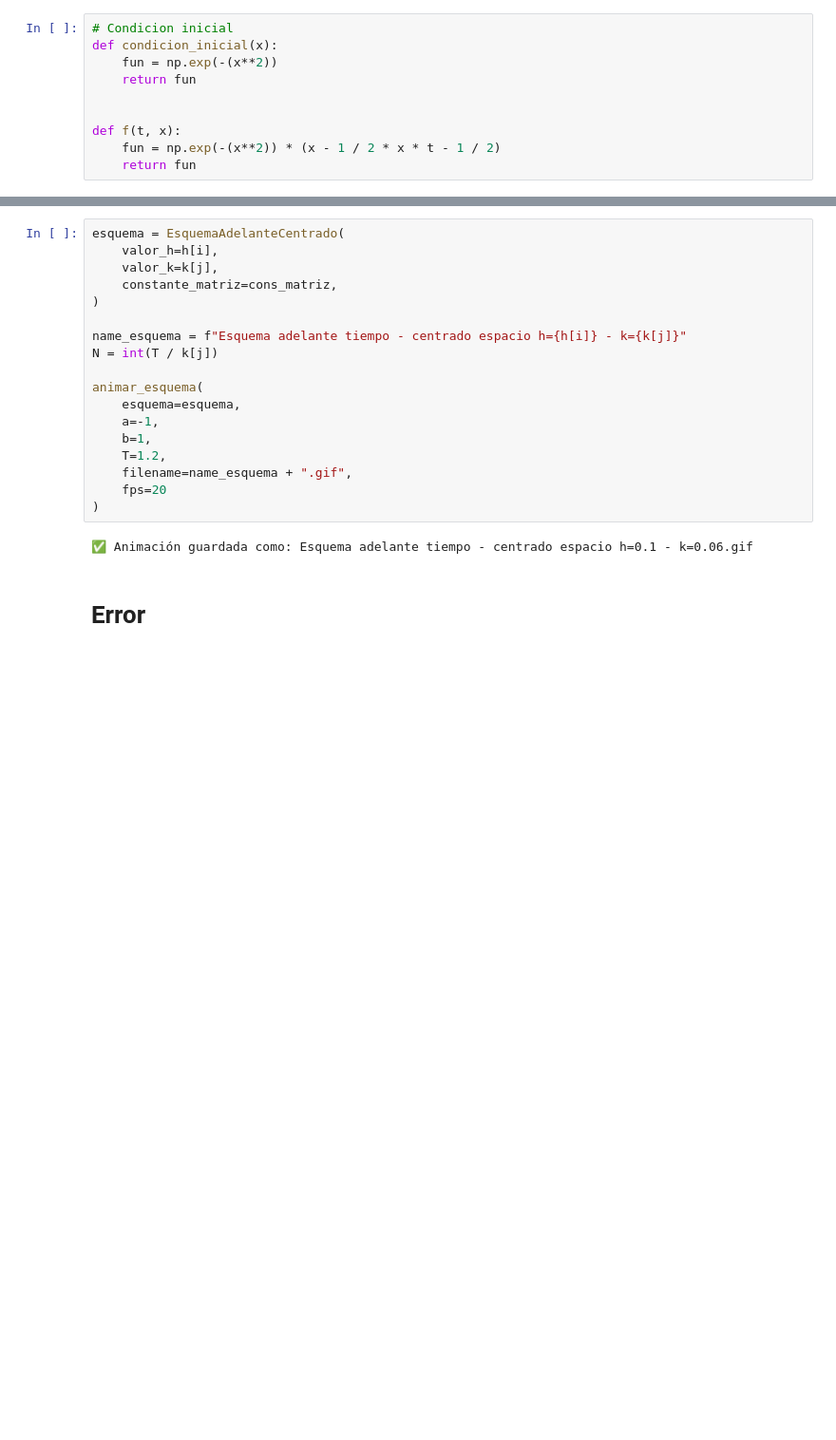
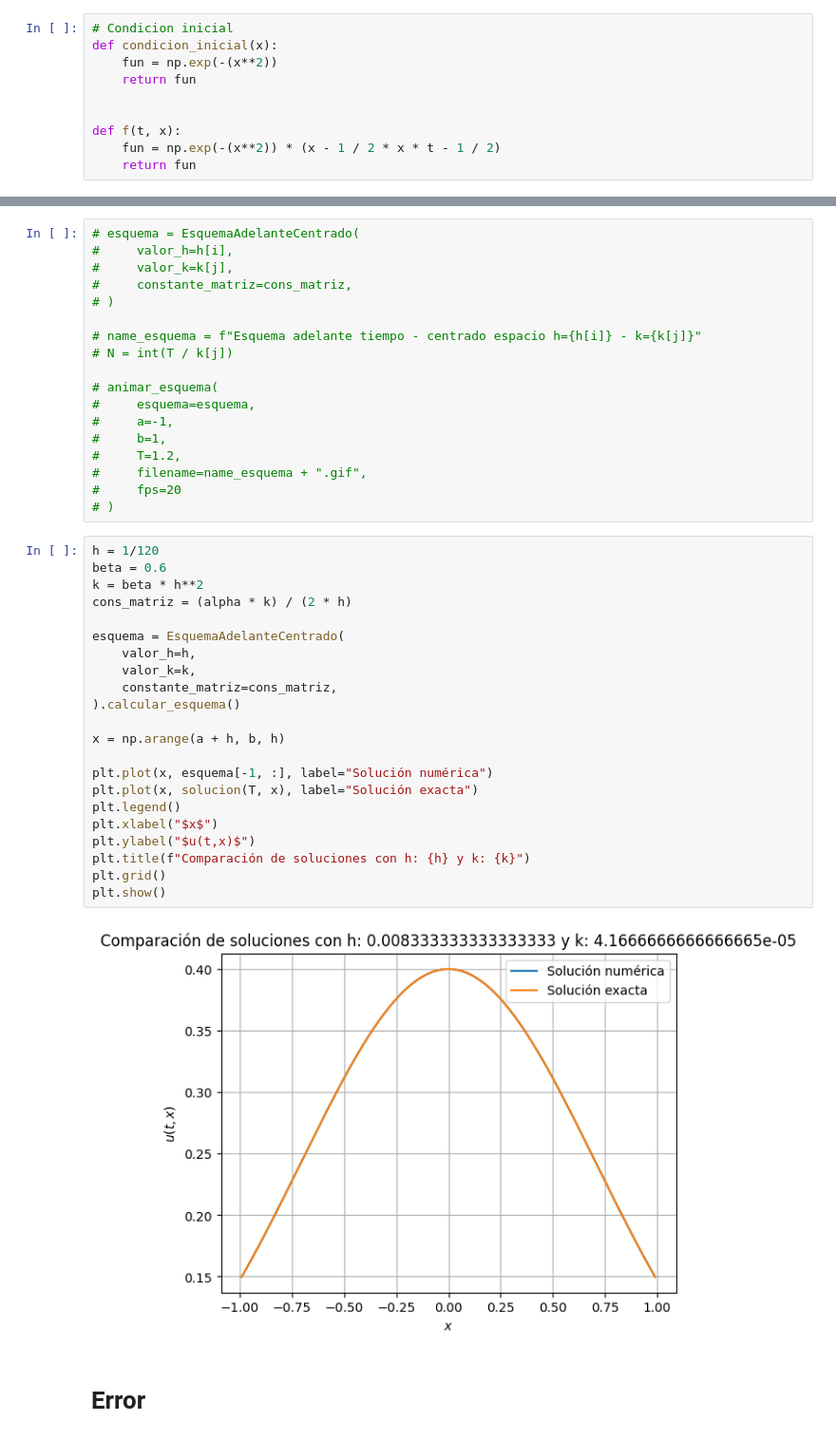
Before and after one commit to SamHuRo/solucion-numerica-de-EDP, a Jupyter notebook: Examenes/Parcial_01/Primer_Parcial-SamuelHuertas.ipynb, the cells around one changed output, grey strips where cells are left out. Shown: that part at 95% size. Saved outputs shown, nothing was run; the diff lists cells and outputs as text; blank space fills up the shorter version.

```diff
--- a/Examenes/Parcial_01/Primer_Parcial-SamuelHuertas.ipynb
+++ b/Examenes/Parcial_01/Primer_Parcial-SamuelHuertas.ipynb
@@ -293,25 +262,47 @@ class EsquemaAdelanteCentrado(Esquema):
 
         return V
 # %%
-esquema = EsquemaAdelanteCentrado(
-    valor_h=h[i],
-    valor_k=k[j],
-    constante_matriz=cons_matriz,
-)
+# esquema = EsquemaAdelanteCentrado(
+#     valor_h=h[i],
+#     valor_k=k[j],
+#     constante_matriz=cons_matriz,
+# )
 
-name_esquema = f"Esquema adelante tiempo - centrado espacio h={h[i]} - k={k[j]}"
-N = int(T / k[j])
+# name_esquema = f"Esquema adelante tiempo - centrado espacio h={h[i]} - k={k[j]}"
+# N = int(T / k[j])
 
-animar_esquema(
-    esquema=esquema,
-    a=-1,
-    b=1,
-    T=1.2,
-    filename=name_esquema + ".gif",
-    fps=20
-)
+# animar_esquema(
+#     esquema=esquema,
+#     a=-1,
+#     b=1,
+#     T=1.2,
+#     filename=name_esquema + ".gif",
+#     fps=20
+# )
-# %% [output]
-✅ Animación guardada como: Esquema adelante tiempo - centrado espacio h=0.1 - k=0.06.gif
+# %%
+h = 1/120
+beta = 0.6
+k = beta * h**2
+cons_matriz = (alpha * k) / (2 * h)
+
+esquema = EsquemaAdelanteCentrado(
+    valor_h=h,
+    valor_k=k,
+    constante_matriz=cons_matriz,
+).calcular_esquema()
+
+x = np.arange(a + h, b, h)
+
+plt.plot(x, esquema[-1, :], label="Solución numérica")
+plt.plot(x, solucion(T, x), label="Solución exacta")
+plt.legend()
+plt.xlabel("$x$")
+plt.ylabel("$u(t,x)$")
+plt.title(f"Comparación de soluciones con h: {h} y k: {k}")
+plt.grid()
+plt.show()
+# %% [output]
+[figure, added]
 # %% [markdown]
 # Error
 # %%
```
Also changed, not shown: parts of 4 cells of this notebook, 5 other files.
